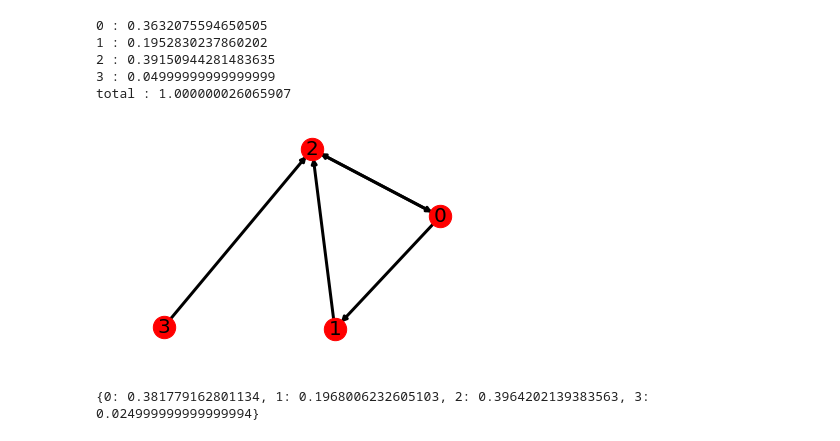
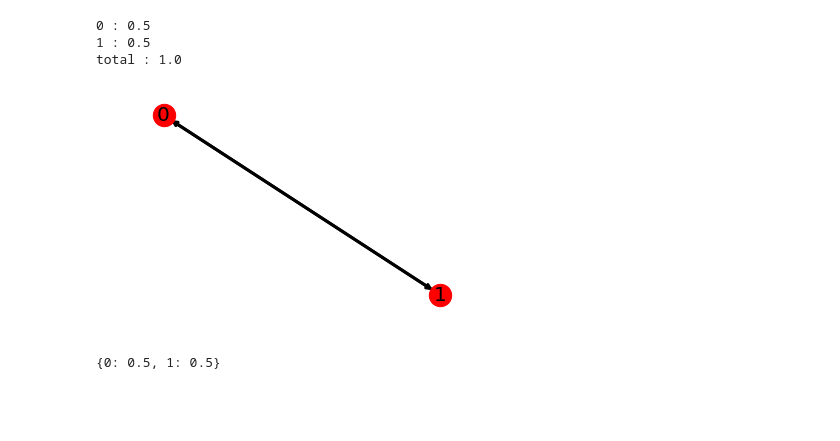
Before and after one commit to Morgandel/AeA_Vanhems_Thavisouk, a Jupyter notebook: pageRank/hypnose.ipynb, the cells around one changed output. Saved outputs shown, nothing was run; the diff lists cells and outputs as text; code cells hidden in the pictures; blank space fills up the shorter version.

Commit message:
Autre graphes dans le notebook

```diff
--- a/pageRank/hypnose.ipynb
+++ b/pageRank/hypnose.ipynb
@@ -62,11 +62,9 @@ def drawGraph(succ,save,name="unitled.png"):
 # %%
-successeurs = [[1,2],[2],[0],[2]]
+successeurs = [[1],[0]]
 init(successeurs,False)
 # %% [output]
-0 : 0.3632075594650505
-1 : 0.1952830237860202
-2 : 0.39150944281483635
-3 : 0.04999999999999999
-total : 1.000000026065907
+0 : 0.5
+1 : 0.5
+total : 1.0
-[figure, old version]
+[figure, new version]
-{0: 0.381779162801134, 1: 0.1968006232605103, 2: 0.3964202139383563, 3: 0.024999999999999994}
+{0: 0.5, 1: 0.5}
```
Also changed, not shown: parts of 9 cells of this notebook, 1 other file.
